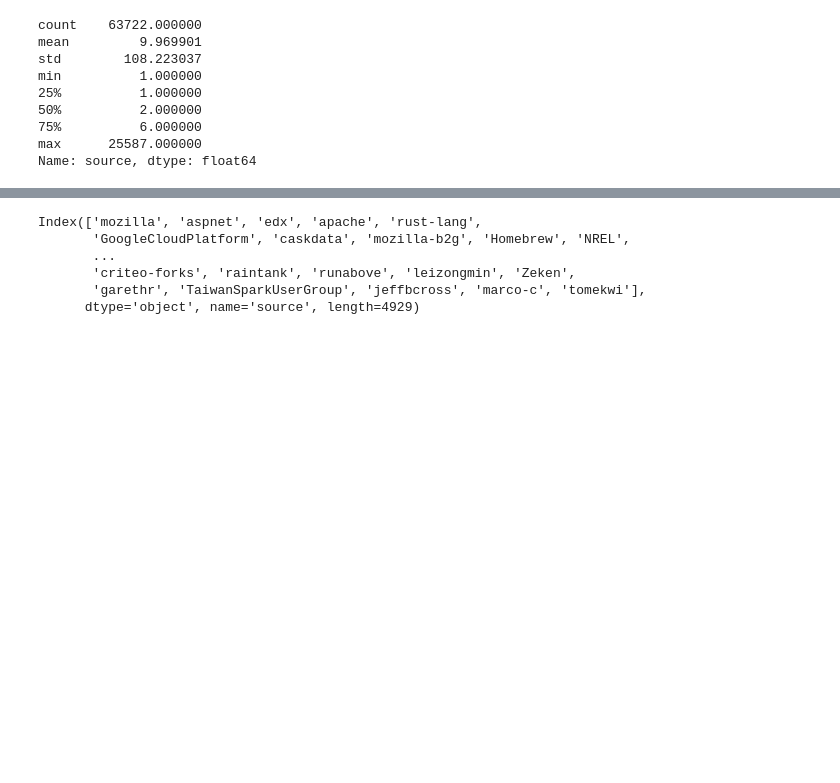
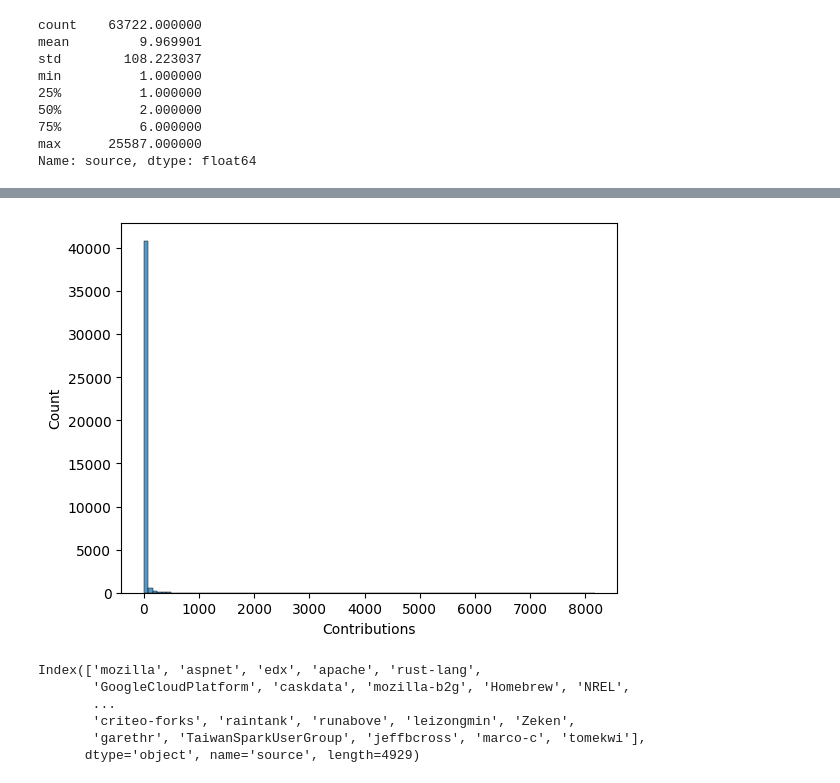
Before and after one commit to matheus-1618/Github-Colaborations-Network, a Jupyter notebook: Graph.ipynb, the cells around one changed output, grey strips where cells are left out. Saved outputs shown, nothing was run; the diff lists cells and outputs as text; code cells hidden in the pictures; blank space fills up the shorter version.

```diff
--- a/Graph.ipynb
+++ b/Graph.ipynb
@@ -68,2 +82,9 @@ Name: source, dtype: float64
+# %%
+import matplotlib.pyplot as plt
+sns.histplot( contributions, bins=100)
+plt.xlabel("Contributions")
+plt.show()
+# %% [output]
+[figure, added]
 # %%
 #Cleaning the data as explaneid above
```
Also changed, not shown: parts of 6 cells of this notebook, 2 other files.
